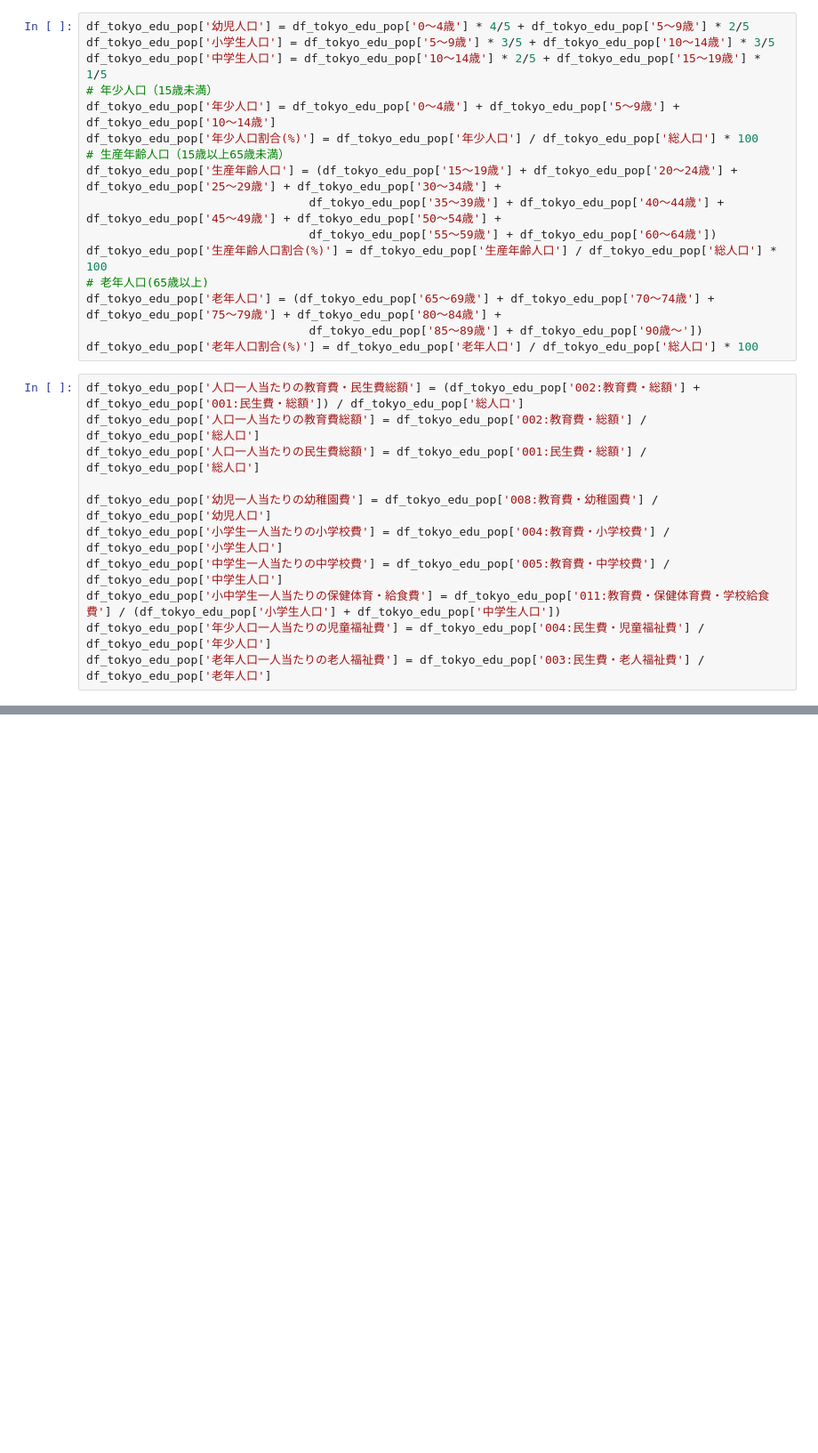
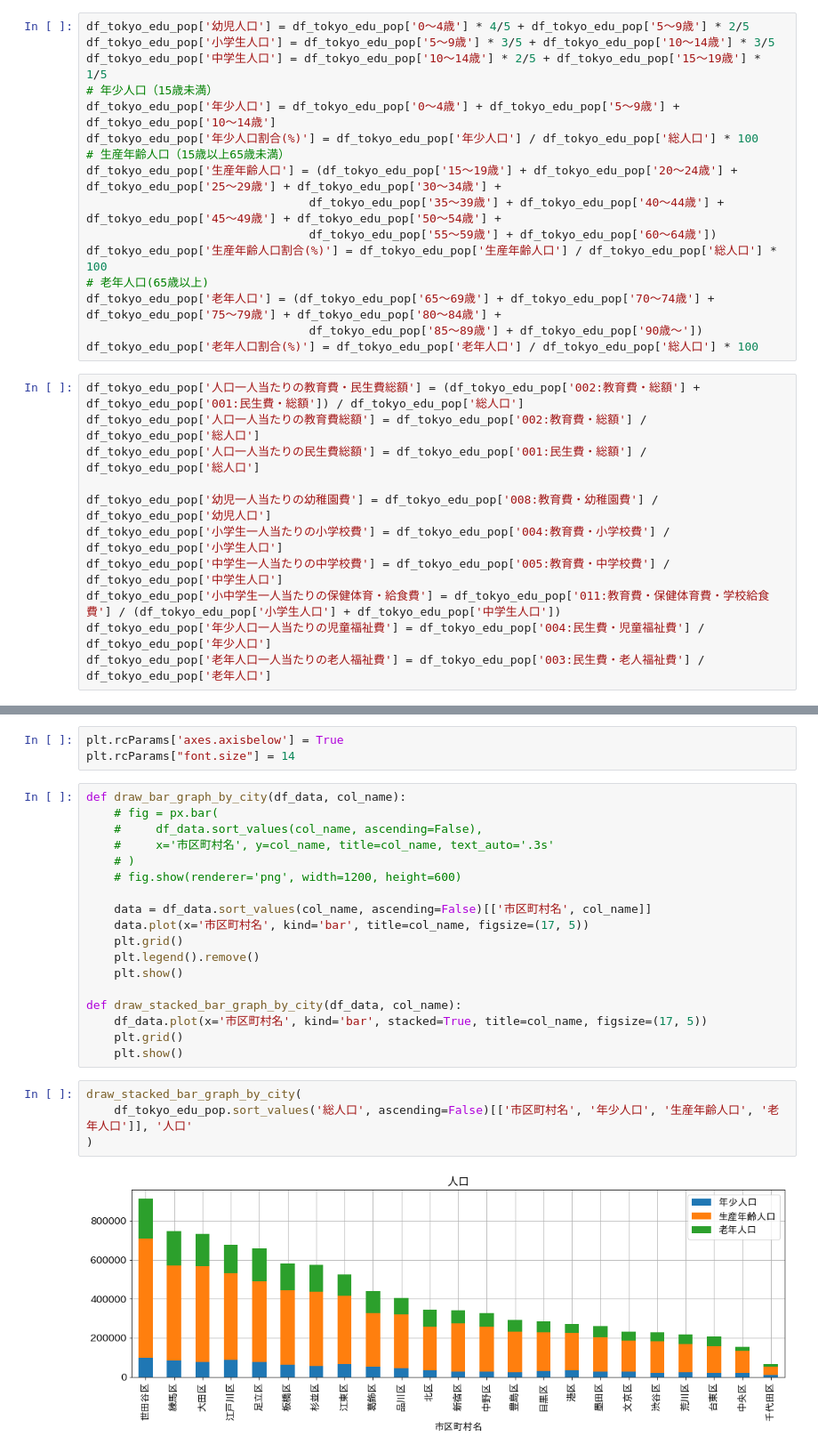
Before and after one commit to yumehara/hackday_2022, a Jupyter notebook: notebooks/education_expenditure_in_Tokyo.ipynb, the cells around one changed output, grey strips where cells are left out. Shown: that part at 89% size. Cells and saved outputs as stored; diff of their text form; blank space fills up the shorter version.

Commit message:
Update: bar chart

```diff
--- a/notebooks/education_expenditure_in_Tokyo.ipynb
+++ b/notebooks/education_expenditure_in_Tokyo.ipynb
@@ -165,3 +155,30 @@ draw_bar_graph_by_city(
+# %%
+plt.rcParams['axes.axisbelow'] = True
+plt.rcParams["font.size"] = 14
+# %%
+def draw_bar_graph_by_city(df_data, col_name):
+    # fig = px.bar(
+    #     df_data.sort_values(col_name, ascending=False),
+    #     x='市区町村名', y=col_name, title=col_name, text_auto='.3s'
+    # )
+    # fig.show(renderer='png', width=1200, height=600)
+
+    data = df_data.sort_values(col_name, ascending=False)[['市区町村名', col_name]]
+    data.plot(x='市区町村名', kind='bar', title=col_name, figsize=(17, 5))
+    plt.grid()
+    plt.legend().remove()
+    plt.show()
+
+def draw_stacked_bar_graph_by_city(df_data, col_name):
+    df_data.plot(x='市区町村名', kind='bar', stacked=True, title=col_name, figsize=(17, 5))
+    plt.grid()
+    plt.show()
+# %%
+draw_stacked_bar_graph_by_city(
+    df_tokyo_edu_pop.sort_values('総人口', ascending=False)[['市区町村名', '年少人口', '生産年齢人口', '老年人口']], '人口'
+)
+# %% [output]
+[figure, added]
 # %%
 for col in ['年少人口', '老年人口', '年少人口割合(%)', '老年人口割合(%)']:
     draw_bar_graph_by_city(df_tokyo_edu_pop, col)
```
Also changed, not shown: parts of 6 cells of this notebook.
